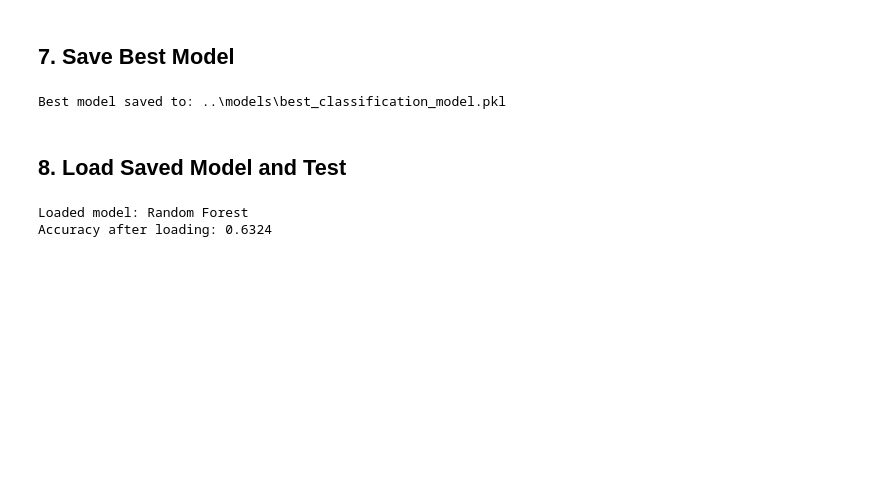
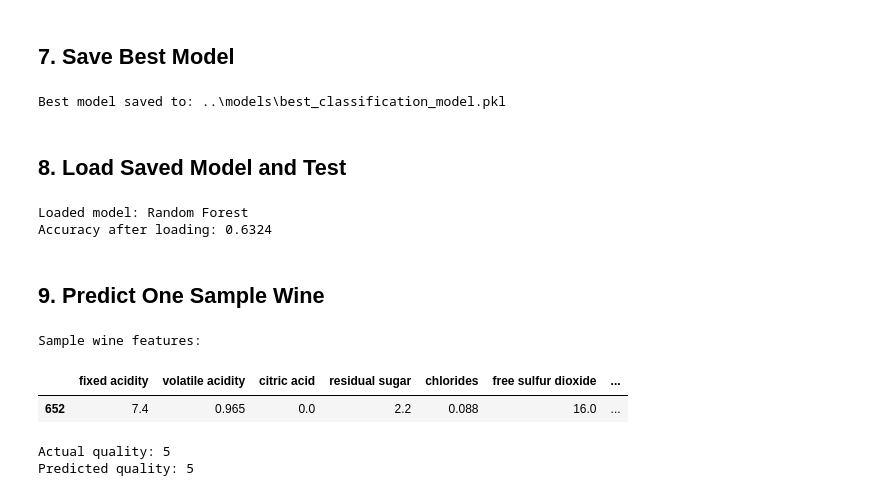
Before and after one commit to Sushank-Code/Wine-Quality-Mining, a Jupyter notebook: notebooks/03_Classification.ipynb, the cells around one changed output. Drawn from its saved outputs; the diff is of its cells as text; code cells hidden in the pictures; blank space fills up the shorter version.

```diff
--- a/notebooks/03_Classification.ipynb
+++ b/notebooks/03_Classification.ipynb
@@ -195,3 +195,27 @@ print(f'Accuracy after loading: {loaded_accuracy:.4f}')
 # %% [output]
 Loaded model: Random Forest
 Accuracy after loading: 0.6324
+# %% [markdown]
+## 9. Predict One Sample Wine
+# %%
+sample_index = X_test.index[0]
+sample_features = X_test.loc[[sample_index]]
+actual_quality = y_test.loc[sample_index]
+
+if loaded_scaler is not None:
+    sample_input = loaded_scaler.transform(sample_features)
+else:
+    sample_input = sample_features
+
+predicted_quality = loaded_model.predict(sample_input)[0]
+
+print('Sample wine features:')
+display(sample_features)
+print(f'Actual quality: {actual_quality}')
+print(f'Predicted quality: {predicted_quality}')
+# %% [output]
+Sample wine features:
+|  | fixed acidity | volatile acidity | citric acid | residual sugar | chlorides | free sulfur dioxide | ... |
+| 652 | 7.4 | 0.965 | 0.0 | 2.2 | 0.088 | 16.0 | ... |
+Actual quality: 5
+Predicted quality: 5
```
Also changed, not shown: 5 other files.
